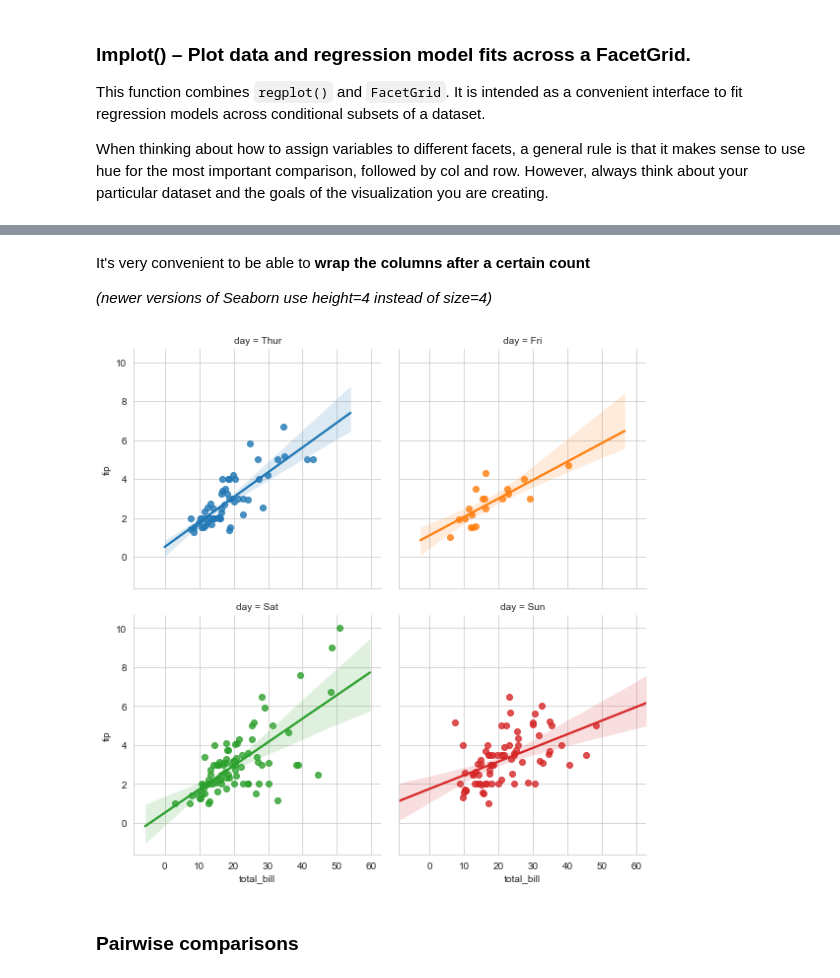
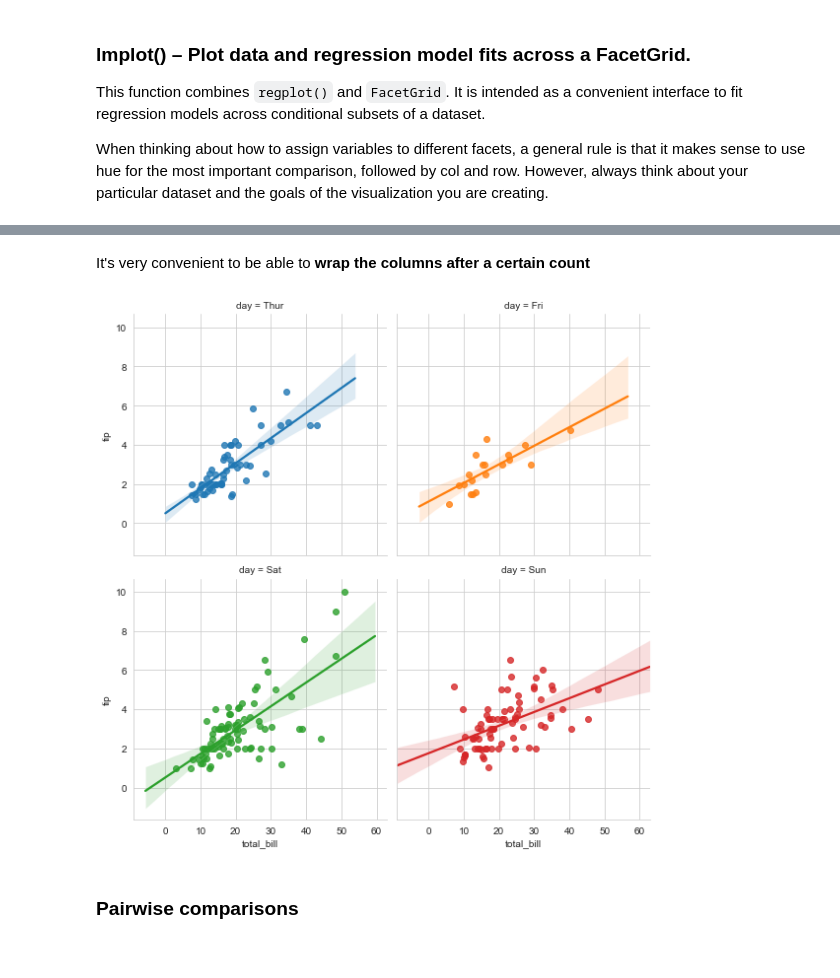
Before and after one commit to emonson/pandas-jupyterlab, a Jupyter notebook: SeabornAdvanced.ipynb, the cells around one changed output, grey strips where cells are left out. Cells and saved outputs as stored; diff of their text form; code cells hidden in the pictures.

Commit message:
updated Seaborn for newer versions with catplot, height

```diff
--- a/SeabornAdvanced.ipynb
+++ b/SeabornAdvanced.ipynb
@@ -173,12 +171,10 @@ g = sns.lmplot(x="total_bill", y="tip", hue="smoker", data=tips)
 # %% [markdown]
 It's very convenient to be able to **wrap the columns after a certain count**
-
-*(newer versions of Seaborn use height=4 instead of size=4)*
 # %%
 g = sns.lmplot(x="total_bill", y="tip", col="day", hue="day",
-                data=tips, col_wrap=2, size=4)
+                data=tips, col_wrap=2, height=4)
 # %% [output]
-[figure, old version]
+[figure, new version]
 # %% [markdown]
 ### Pairwise comparisons
 # %%
```
Also changed, not shown: parts of 16 cells of this notebook.
